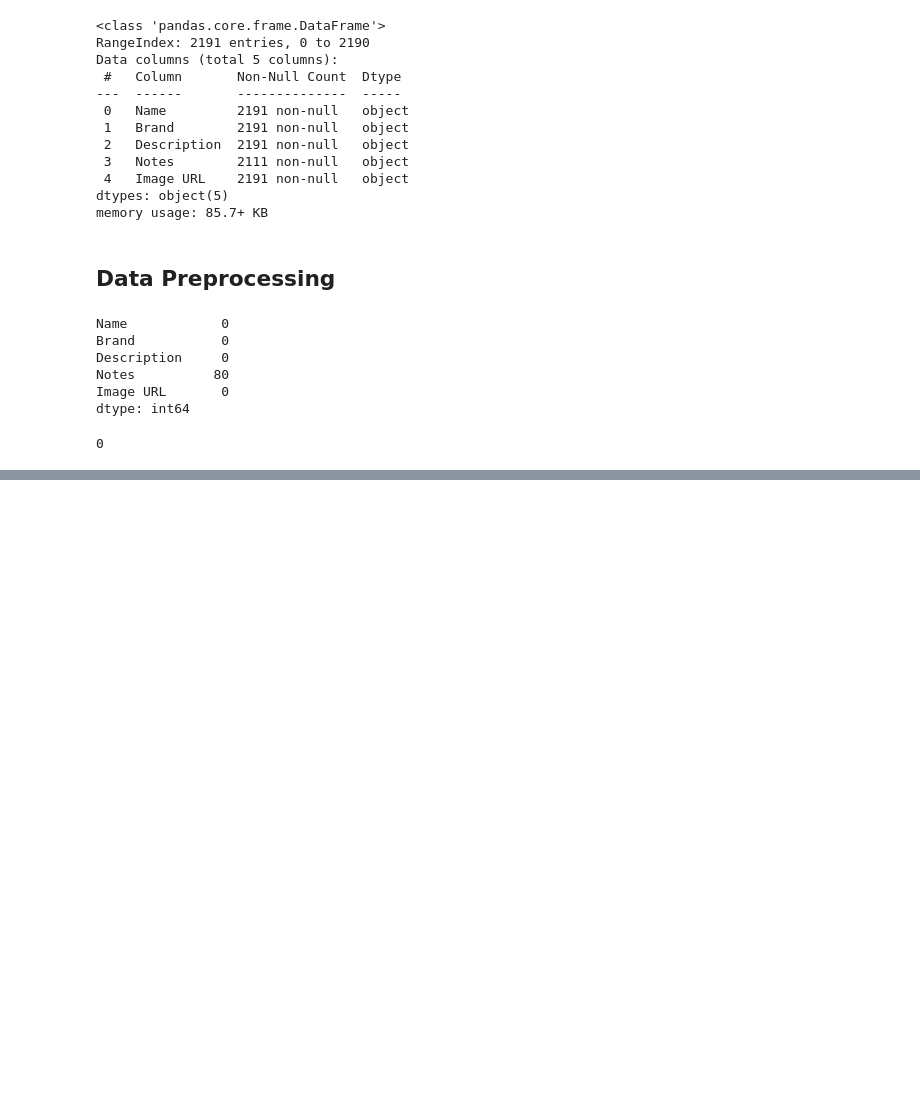
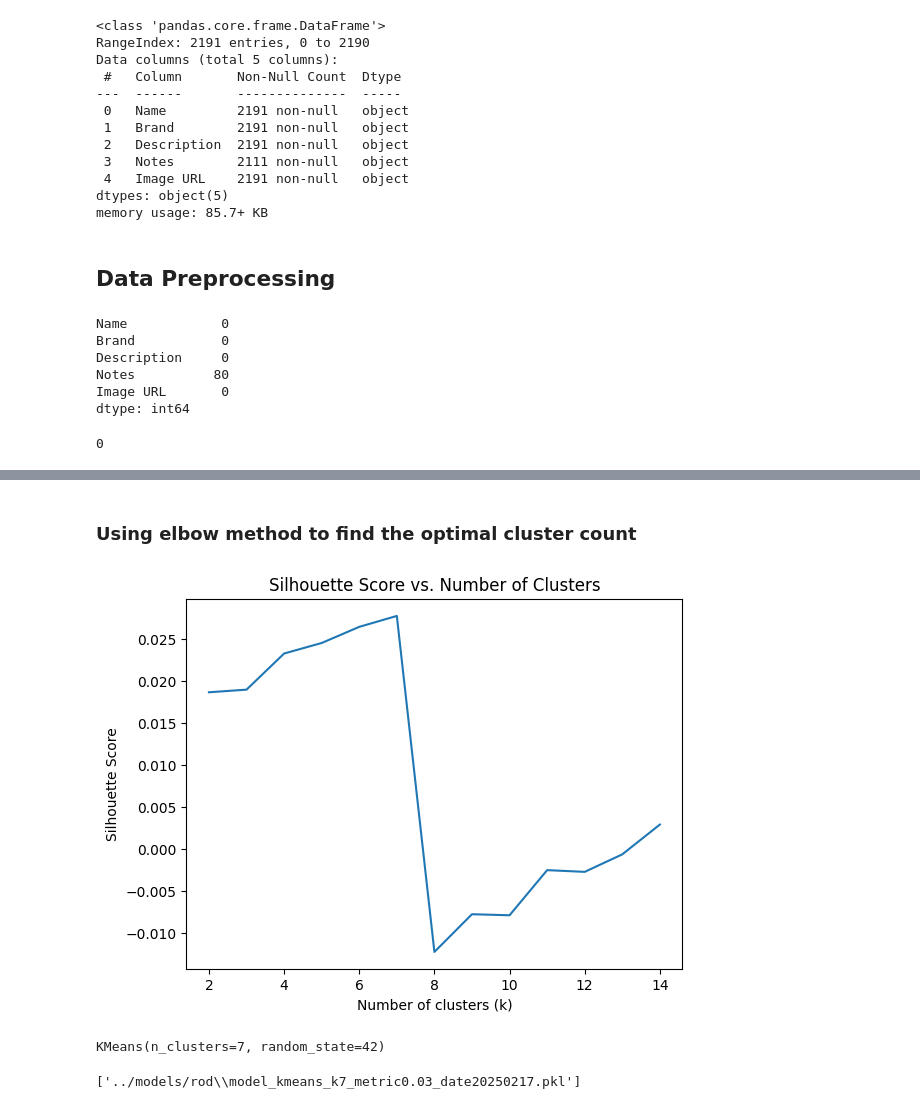
Before and after one commit to hirajya/perfume_reco, a Jupyter notebook: notebooks/PR_kmeans2_rod.ipynb, the cells around one changed output, grey strips where cells are left out. Drawn from its saved outputs; the diff is of its cells as text; code cells hidden in the pictures; blank space fills up the shorter version.

```diff
--- a/notebooks/PR_kmeans2_rod.ipynb
+++ b/notebooks/PR_kmeans2_rod.ipynb
@@ -72,0 +112,10 @@ print(cleaned_df.duplicated().sum())
+# %%
+# Load the curated list of notes
+with open("../data/cleaned_perfume_notes.txt", "r") as file:
+    curated_notes = set(file.read().splitlines())
+
+# Filter the notes in the dataframe
+cleaned_df['notes'] = cleaned_df['notes'].apply(lambda notes_list: [note for note in notes_list if note in curated_notes])
+
+# Display the cleaned dataframe
+cleaned_df.head()
@@ -72,0 +129,3 @@ print(cleaned_df.duplicated().sum())
+# %%
+# Convert list of notes to space-separated string
+cleaned_df["notes"] = cleaned_df["notes"].apply(lambda x: " ".join(x))
@@ -72,0 +145,7 @@ print(cleaned_df.duplicated().sum())
+# %%
+# Apply TF-IDF
+vectorizer = TfidfVectorizer()
+X_notes = vectorizer.fit_transform(cleaned_df["notes"])
+
+# Convert TF-IDF matrix to DataFrame
+df_X_notes = pd.DataFrame(X_notes.toarray(), columns=vectorizer.get_feature_names_out(), index=cleaned_df["name"])
@@ -72,0 +163,46 @@ print(cleaned_df.duplicated().sum())
+# %% [markdown]
+### Using elbow method to find the optimal cluster count
+# %%
+silhouette_scores = []
+k_range = range(2, 15)
+# %%
+for k in k_range:
+        kmeans = KMeans(n_clusters=k, random_state=42, n_init='auto')
+        labels = kmeans.fit_predict(X_notes)
+        score = silhouette_score(X_notes, labels)
+        silhouette_scores.append(score)
+
+optimal_k = k_range[np.argmax(silhouette_scores)]
+max_silhouette_score = round(np.max(silhouette_scores), 2)
+
+plt.plot(k_range, silhouette_scores)
+plt.xlabel('Number of clusters (k)')
+plt.ylabel('Silhouette Score')
+plt.title('Silhouette Score vs. Number of Clusters')
+plt.show()
+# %% [output]
+[figure, added]
+# %%
+# Train final model
+final_kmeans = KMeans(n_clusters=optimal_k, random_state=42, n_init='auto')
+final_kmeans.fit(X_notes)
+# %% [output]
+KMeans(n_clusters=7, random_state=42)
+# %%
+# Exporting the model
+# NAME: model_kmeans_k{clusters}_metric{score}_date{YYYYMMDD}.pkl
+
+MODEL_DIR = "../models/rod"
+current_date = datetime.now().strftime("%Y%m%d")
+model_path = os.path.join(MODEL_DIR, f"model_kmeans_k{optimal_k}_metric{max_silhouette_score}_date{current_date}.pkl")
+
+model_data = {
+        'vectorizer': vectorizer,
+        'kmeans': final_kmeans,
+        'X_notes': X_notes,
+        'optimal_k': optimal_k
+    }
+
+joblib.dump(model_data, model_path)
+# %% [output]
+['../models/rod\\model_kmeans_k7_metric0.03_date20250217.pkl']
```
Also changed, not shown: parts of 14 cells of this notebook, 5 other files.
